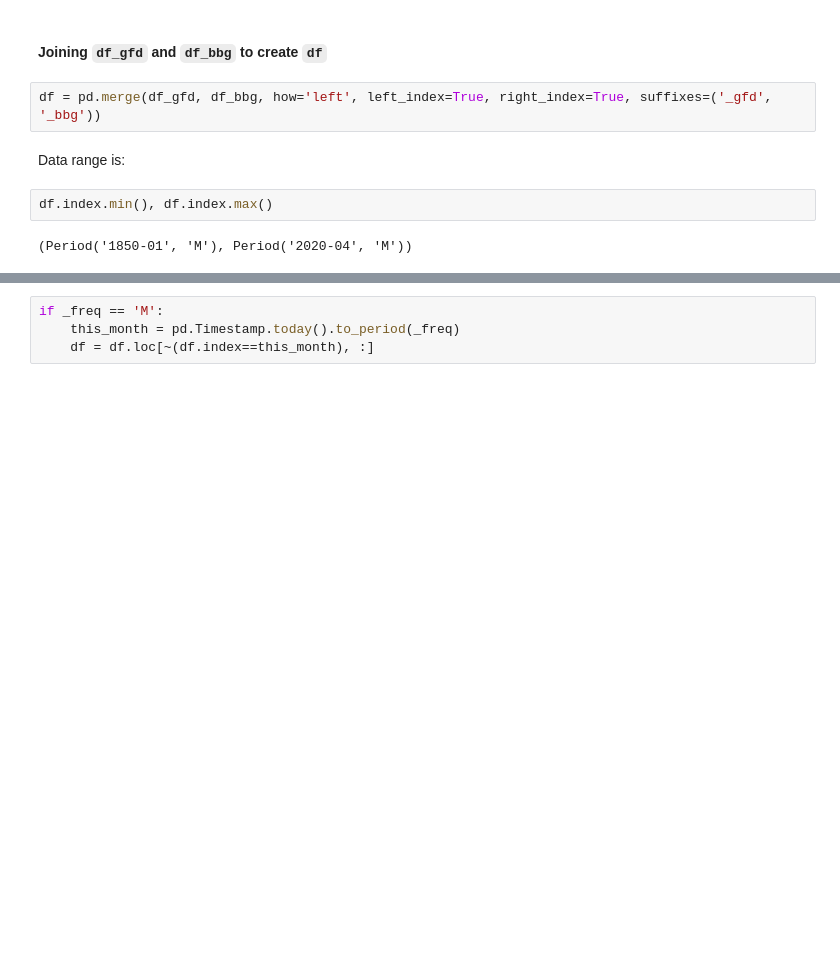
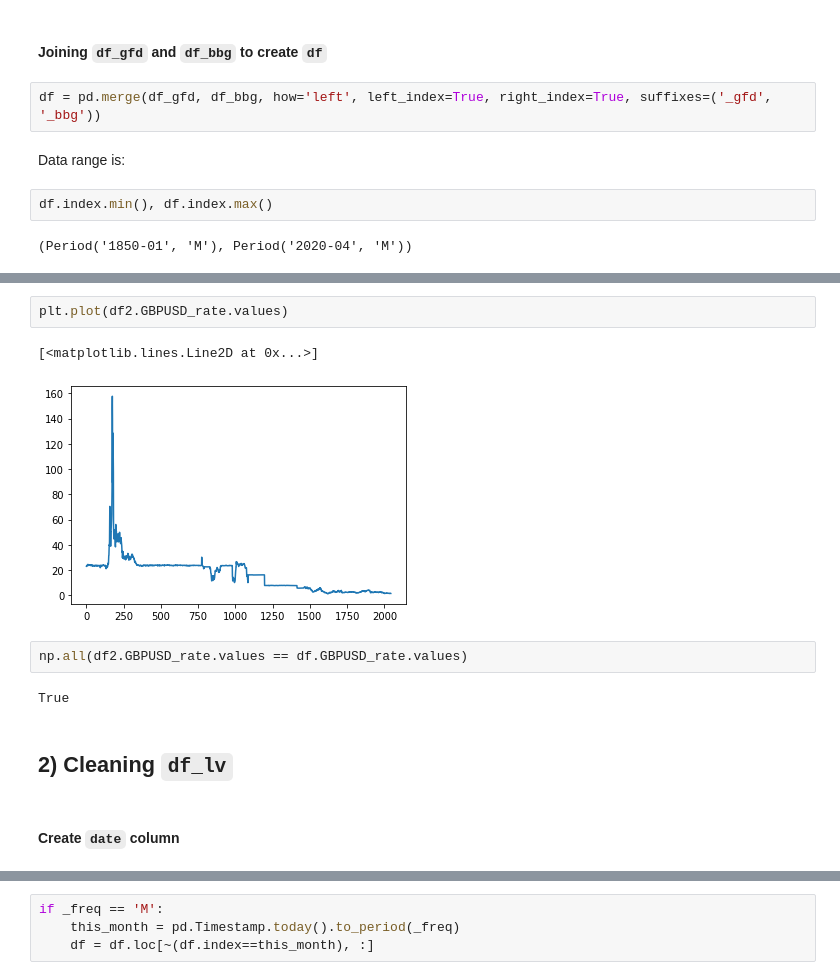
Before and after one commit to my2582/mlfinance, a Jupyter notebook: macrofactor/src/data/make_dataset.ipynb, the cells around one changed output, grey strips where cells are left out. Drawn from its saved outputs; the diff is of its cells as text; blank space fills up the shorter version.

```diff
--- a/macrofactor/src/data/make_dataset.ipynb
+++ b/macrofactor/src/data/make_dataset.ipynb
@@ -117,0 +183,13 @@ df = df.rename(columns={'Date': 'date'})
+# %%
+plt.plot(df2.GBPUSD_rate.values)
+# %% [output]
+[<matplotlib.lines.Line2D at 0x...>]
+[figure, added]
+# %%
+np.all(df2.GBPUSD_rate.values == df.GBPUSD_rate.values)
+# %% [output]
+True
+# %% [markdown]
+## 2) Cleaning `df_lv`
+# %% [markdown]
+####  Create `date` column
```
Also changed, not shown: parts of 74 cells of this notebook, 3 other files.
